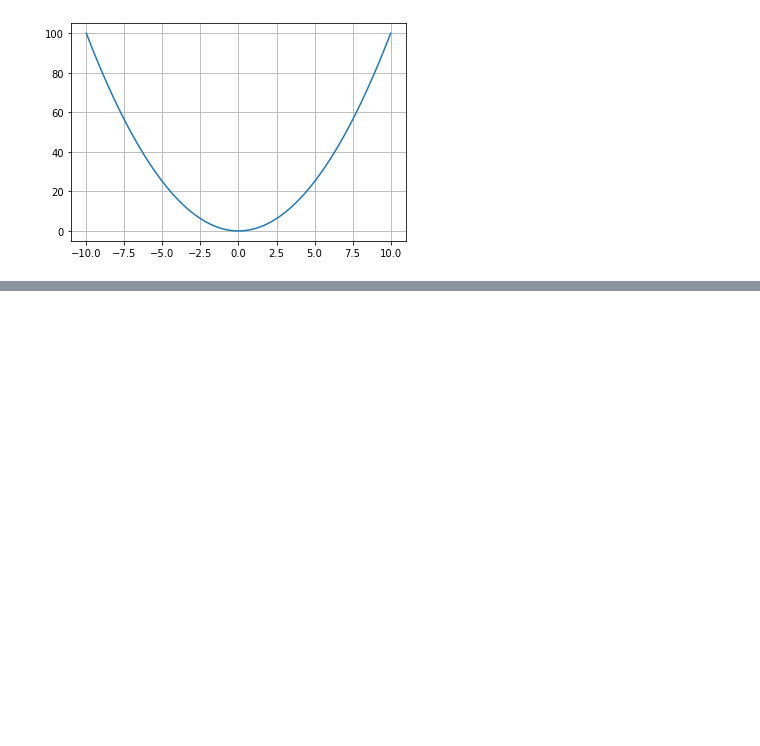
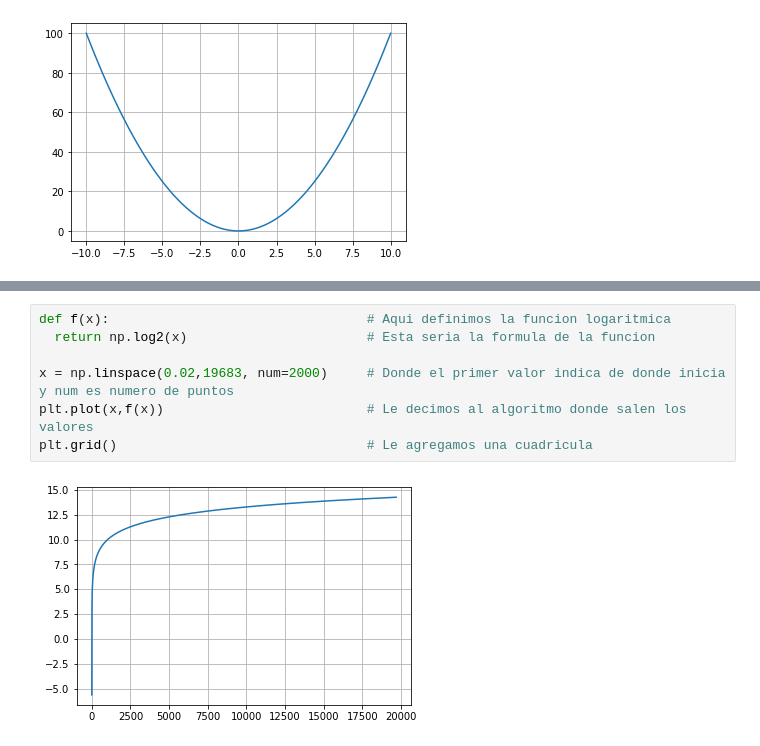
Before and after one commit to henrycerpa/funcion-lineal-polinomica-trascendente-seccionada, a Jupyter notebook: funciones_matematicas_programar.ipynb, the cells around one changed output, grey strips where cells are left out. Drawn from its saved outputs; the diff is of its cells as text; blank space fills up the shorter version.

```diff
--- a/funciones_matematicas_programar.ipynb
+++ b/funciones_matematicas_programar.ipynb
@@ -164,3 +157,12 @@ plt.plot(x,f(x))
+# %%
+def f(x):                                 # Aqui definimos la funcion logaritmica
+  return np.log2(x)                       # Esta seria la formula de la funcion
+
+x = np.linspace(0.02,19683, num=2000)     # Donde el primer valor indica de donde inicia y num es numero de puntos
+plt.plot(x,f(x))                          # Le decimos al algoritmo donde salen los valores
+plt.grid()                                # Le agregamos una cuadricula
+# %% [output]
+[figure, added]
 # %% [markdown]
 # Función seccionada
 
```
Also changed, not shown: parts of 14 cells of this notebook.
